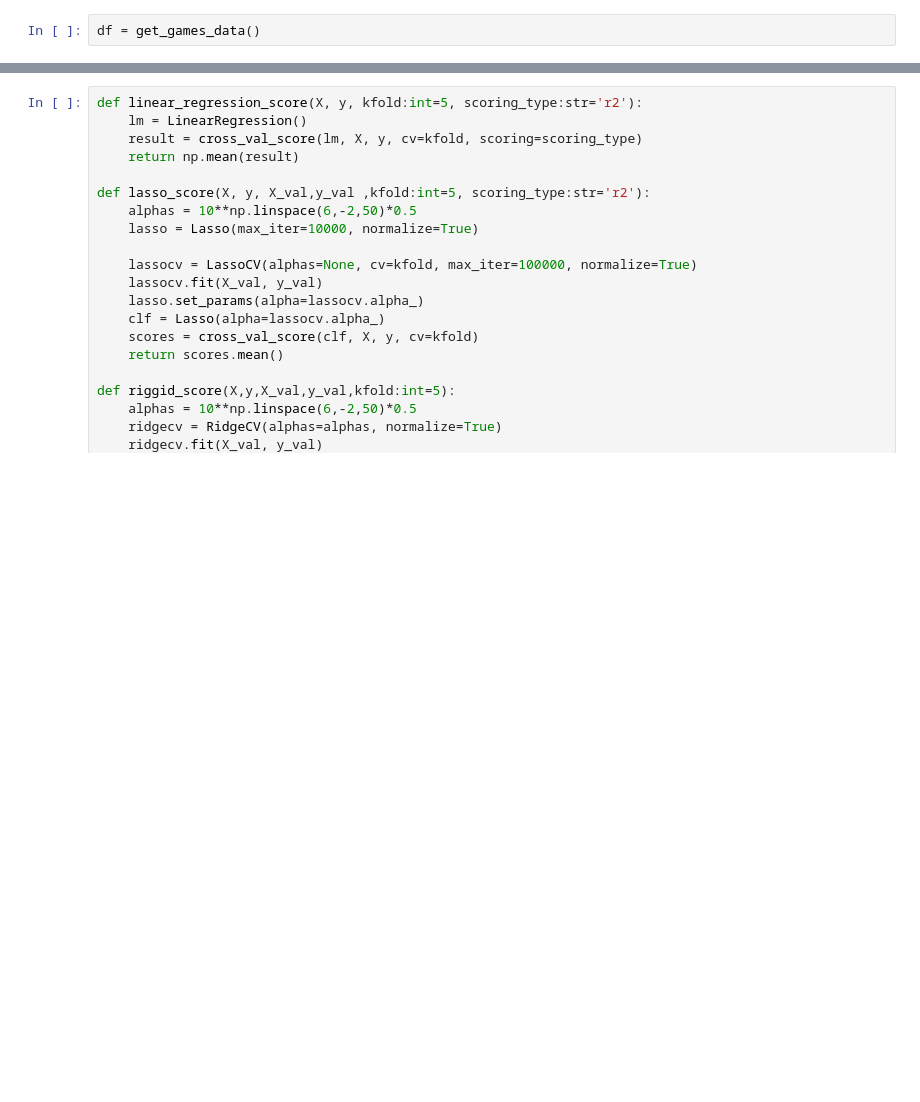
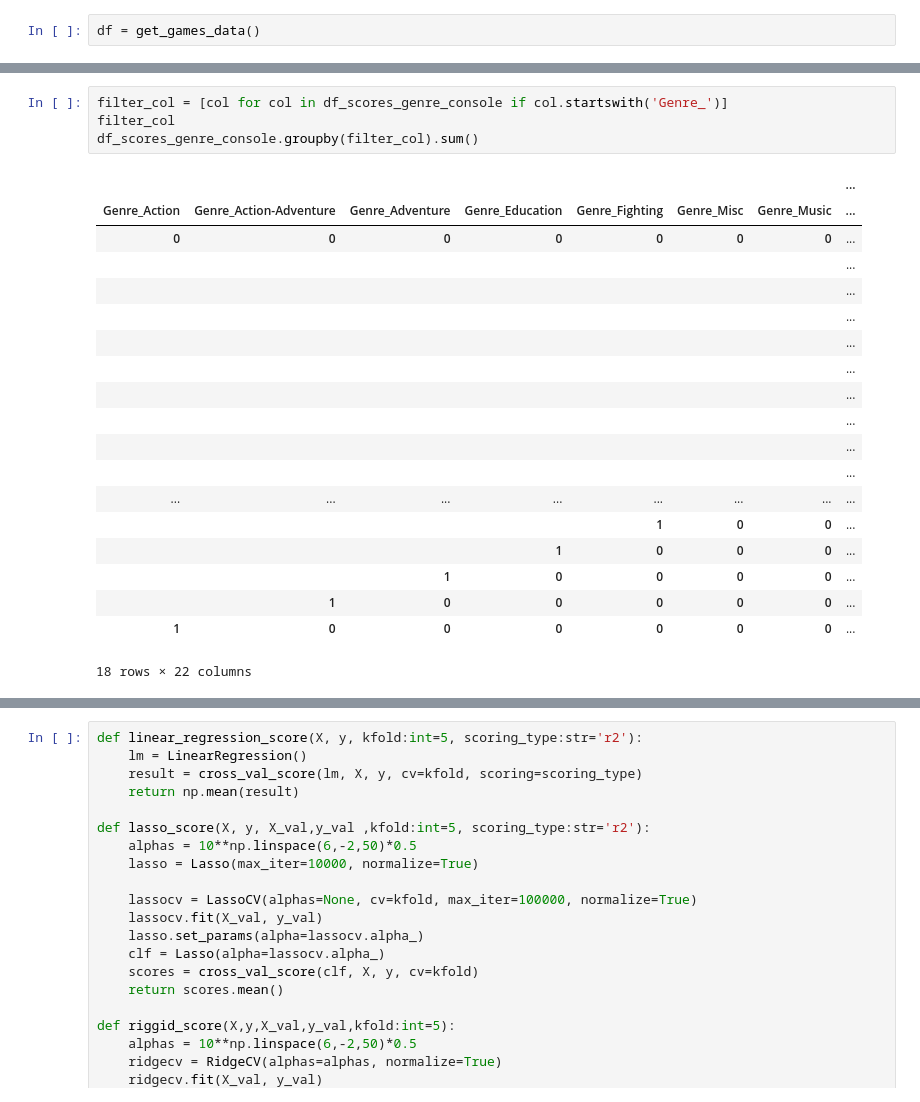
Before and after one commit to L9Sneaky/SDAIA_Regression, a Jupyter notebook: linear regression.ipynb, the cells around one changed output, grey strips where cells are left out. Saved outputs shown, nothing was run; the diff lists cells and outputs as text; blank space fills up the shorter version.

```diff
--- a/linear regression.ipynb
+++ b/linear regression.ipynb
@@ -37,0 +77,24 @@ df4 = pd.get_dummies(df[['Score','VGChartz Score','Genre', 'Console']], columns=
+# %%
+filter_col = [col for col in df_scores_genre_console if col.startswith('Genre_')]
+filter_col
+df_scores_genre_console.groupby(filter_col).sum()
+# %% [output]
+|  |  |  |  |  |  |  | ... |
+| Genre_Action | Genre_Action-Adventure | Genre_Adventure | Genre_Education | Genre_Fighting | Genre_Misc | Genre_Music | ... |
+| 0 | 0 | 0 | 0 | 0 | 0 | 0 | ... |
+|  |  |  |  |  |  |  | ... |
+|  |  |  |  |  |  |  | ... |
+|  |  |  |  |  |  |  | ... |
+|  |  |  |  |  |  |  | ... |
+|  |  |  |  |  |  |  | ... |
+|  |  |  |  |  |  |  | ... |
+|  |  |  |  |  |  |  | ... |
+|  |  |  |  |  |  |  | ... |
+|  |  |  |  |  |  |  | ... |
+| ... | ... | ... | ... | ... | ... | ... | ... |
+|  |  |  |  | 1 | 0 | 0 | ... |
+|  |  |  | 1 | 0 | 0 | 0 | ... |
+|  |  | 1 | 0 | 0 | 0 | 0 | ... |
+|  | 1 | 0 | 0 | 0 | 0 | 0 | ... |
+| 1 | 0 | 0 | 0 | 0 | 0 | 0 | ... |
+18 rows × 22 columns
```
Also changed, not shown: parts of 20 cells of this notebook.
